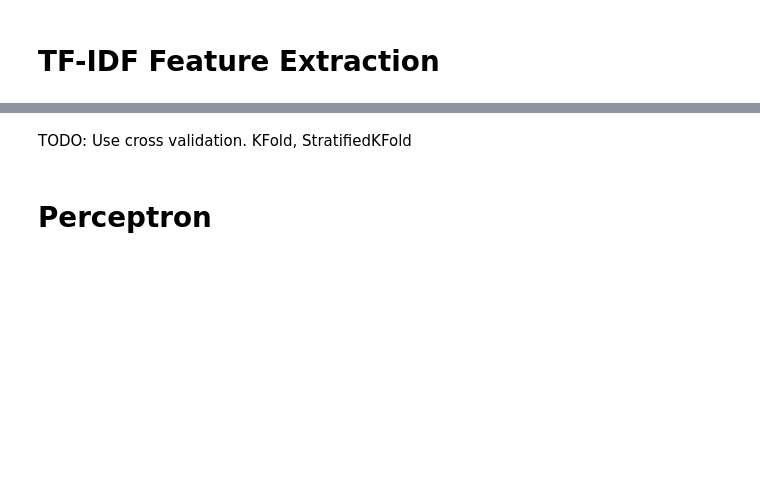
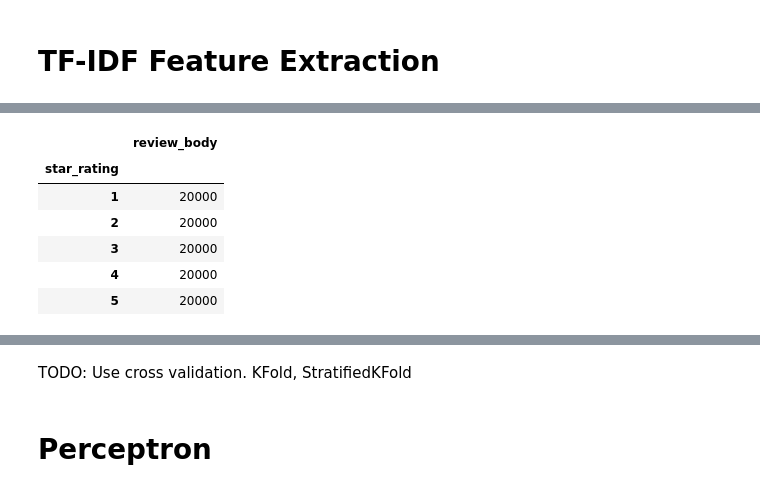
Before and after one commit to daveaditya/CSCI_544_NLP, a Jupyter notebook: assignment_01/HW1-CSCI544.ipynb, the cells around one changed output, grey strips where cells are left out. Drawn from its saved outputs; the diff is of its cells as text; code cells hidden in the pictures; blank space fills up the shorter version.

```diff
--- a/assignment_01/HW1-CSCI544.ipynb
+++ b/assignment_01/HW1-CSCI544.ipynb
@@ -532,3 +602,13 @@ train, test = train_test_split(final_data, test_size=0.2, stratify=final_data['s
+# %%
+final_data.groupby(["star_rating"]).count()
+# %% [output]
+|  | review_body |
+| star_rating |  |
+| 1 | 20000 |
+| 2 | 20000 |
+| 3 | 20000 |
+| 4 | 20000 |
+| 5 | 20000 |
 # %%
 from sklearn.feature_extraction.text import TfidfVectorizer
 
```
Also changed, not shown: parts of 53 cells of this notebook.
